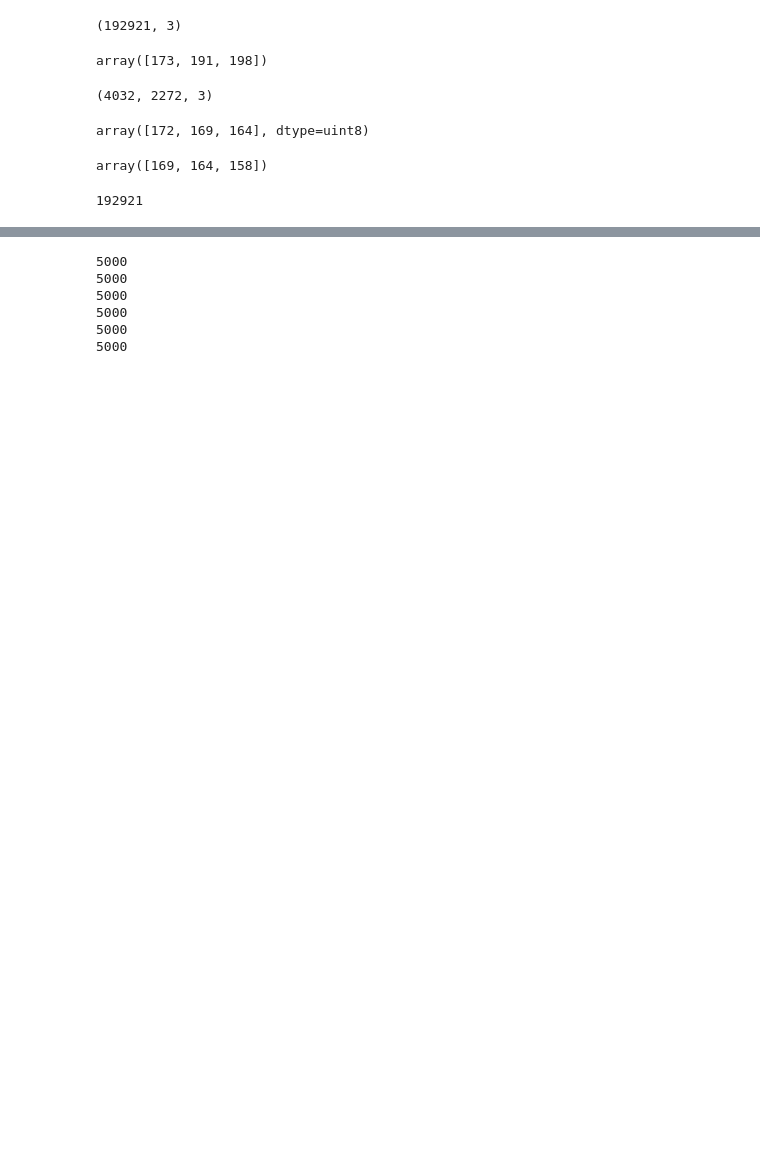
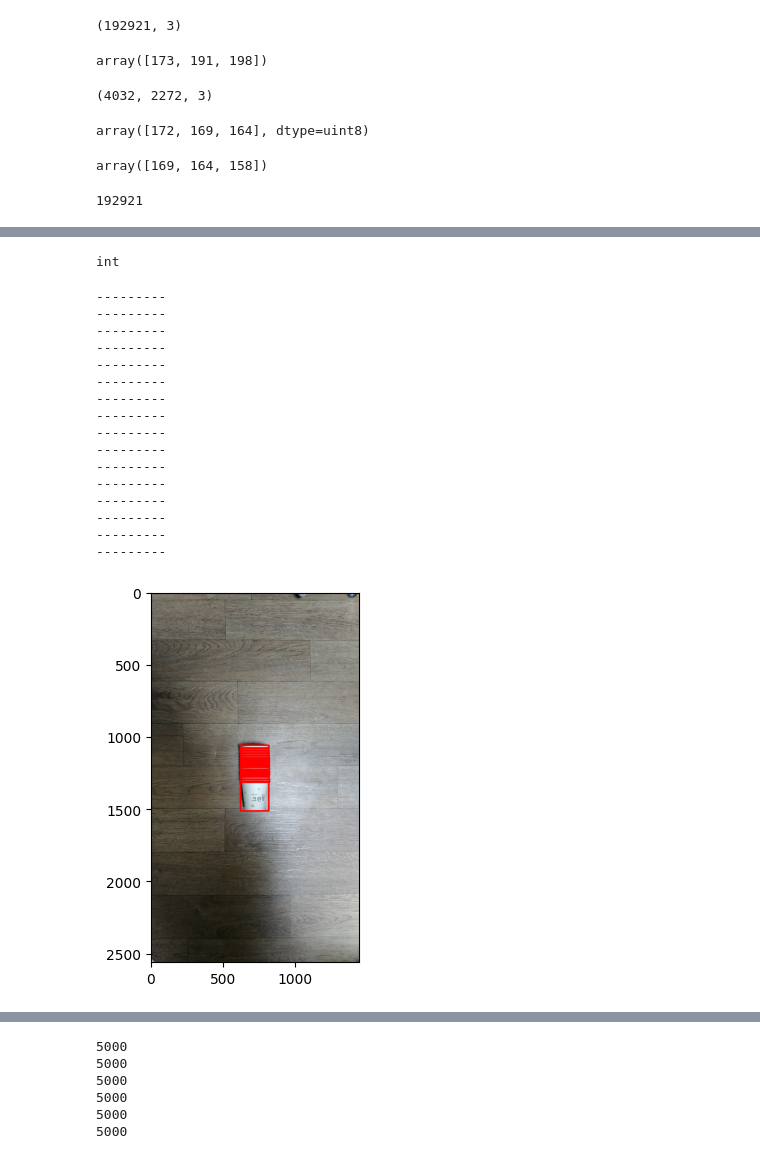
Before and after one commit to rlgus3351/ProjectDataAnalysis, a Jupyter notebook: 05_21/bbox_Pixel.ipynb, the cells around one changed output, grey strips where cells are left out. Drawn from its saved outputs; the diff is of its cells as text; code cells hidden in the pictures; blank space fills up the shorter version.

```diff
--- a/05_21/bbox_Pixel.ipynb
+++ b/05_21/bbox_Pixel.ipynb
@@ -97,7 +97,7 @@ bBoxMeanB = []
 eBoxMeanR = []
 eBoxMeanG = []
 eBoxMeanB = []
-for i in range(25001,30001):
+for i in range(50001,55001):
     try:
         path = "E:/reusable-trash-images/selectstar-reusable-trash-image/"
         image_path = path + data.values[i][0] + ".jpg"
@@ -141,0 +185,3 @@ for i in range(25001,30001):
+# %%
+data = pd.read_csv("../data(05_22).csv", index_col=False)
+data
@@ -141,0 +202,44 @@ for i in range(25001,30001):
+# %%
+list2 = []
+list3 =[]
+# %%
+type(data.values[0][0])
+# %% [output]
+int
+# %%
+imagePath = 'E:/reusable-trash-images/selectstar-reusable-trash-image/3435746.jpg'
+image = cv2.imread(imagePath, cv2.IMREAD_COLOR)
+image = cv2.cvtColor(image, cv2.COLOR_BGR2RGB)
+temp_list = data[data['imagePath']==3435746]
+list1 = temp_list.values
+for i in list1:
+    x = int(i[3])
+    y = int(i[4])
+    w = int(i[5])
+    h = int(i[6])
+    cv2.rectangle(image,(x,y),(w,h),255,10)
+    roi = image[y:h,x:w]
+    roi = roi.reshape(roi.shape[0]*roi.shape[1],3)
+    temp = np.average(roi,axis=0).round().astype(np.int32)
+    print("---------")
+    list2.append((temp[0],temp[1],temp[2]))
+plt.imshow(image)
+plt.show()
+# %% [output]
+---------
+---------
+---------
+---------
+---------
+---------
+---------
+---------
+---------
+---------
+---------
+---------
+---------
+---------
+---------
+---------
+[figure, added]
```
Also changed, not shown: parts of 9 cells of this notebook, 5 other files.
